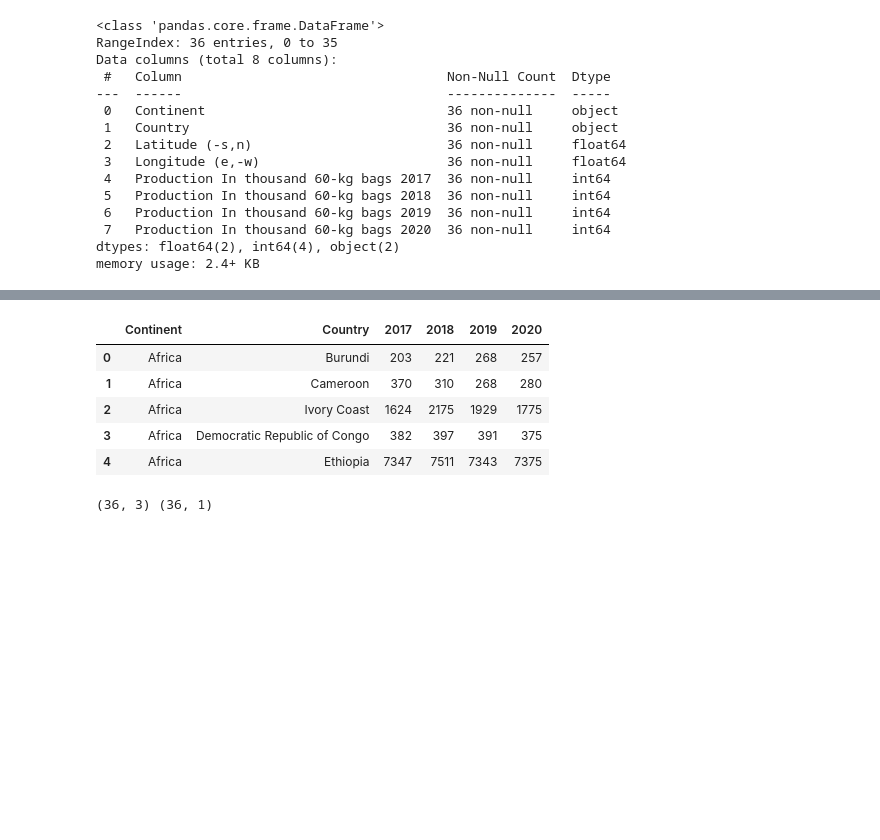
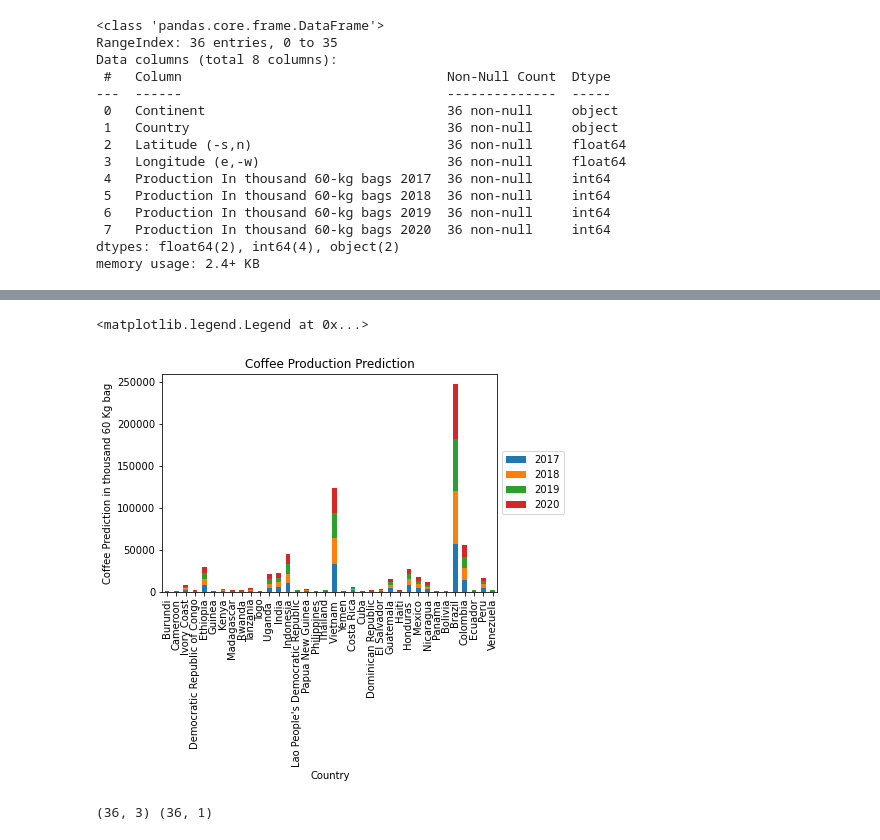
Before and after one commit to nsethi4310/CoffeeMLProject3, a Jupyter notebook: CoffeeProdPredict.ipynb, the cells around one changed output, grey strips where cells are left out. Cells and saved outputs as stored; diff of their text form; code cells hidden in the pictures; blank space fills up the shorter version.

```diff
--- a/CoffeeProdPredict.ipynb
+++ b/CoffeeProdPredict.ipynb
@@ -82,15 +72,15 @@ cprd_df1.head()
 # ### END SOLUTION
 # %%
 cprd_df1.rename(columns={ cprd_df1.columns[2]: "2017",cprd_df1.columns[3]: "2018", cprd_df1.columns[4]: "2019",cprd_df1.columns[5]: "2020"},inplace=True)
-# %%
-cprd_df1.head()
-# %% [output]
-|  | Continent | Country | 2017 | 2018 | 2019 | 2020 |
-| 0 | Africa | Burundi | 203 | 221 | 268 | 257 |
-| 1 | Africa | Cameroon | 370 | 310 | 268 | 280 |
-| 2 | Africa | Ivory Coast | 1624 | 2175 | 1929 | 1775 |
-| 3 | Africa | Democratic Republic of Congo | 382 | 397 | 391 | 375 |
-| 4 | Africa | Ethiopia | 7347 | 7511 | 7343 | 7375 |
+# %%
+cprd_df1.plot(kind='bar', stacked =True, x='Country')
+plt.title("Coffee Production Prediction")
+plt.xlabel("Country")
+plt.ylabel("Coffee Prediction in thousand 60 Kg bag")
+plt.gca().legend(loc='center left', bbox_to_anchor=(1, 0.5))
+# %% [output]
+<matplotlib.legend.Legend at 0x...>
+[figure, added]
 # %%
 # Assign X (data) and y (target)
 
```
Also changed, not shown: parts of 13 cells of this notebook, 1 other file.
